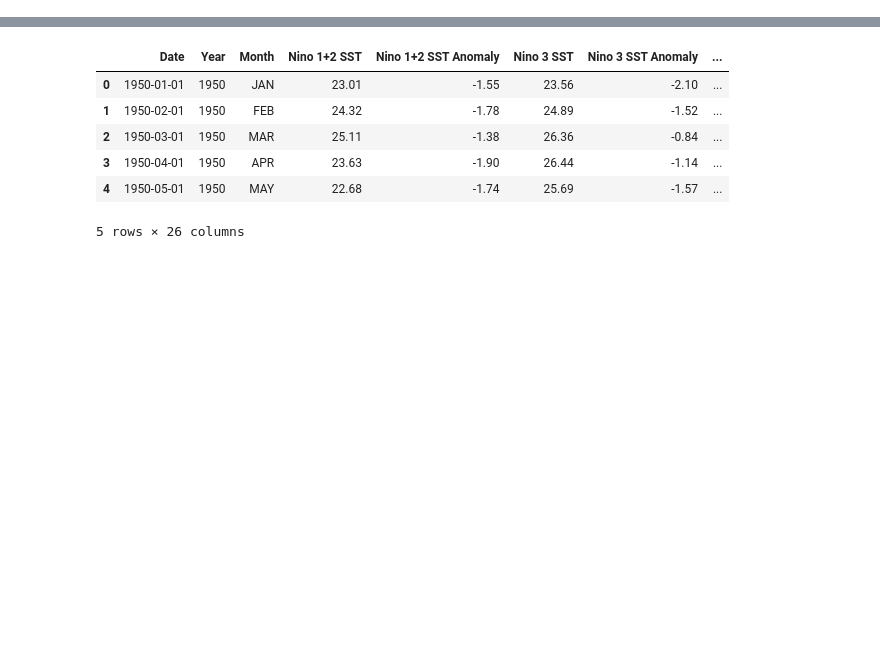
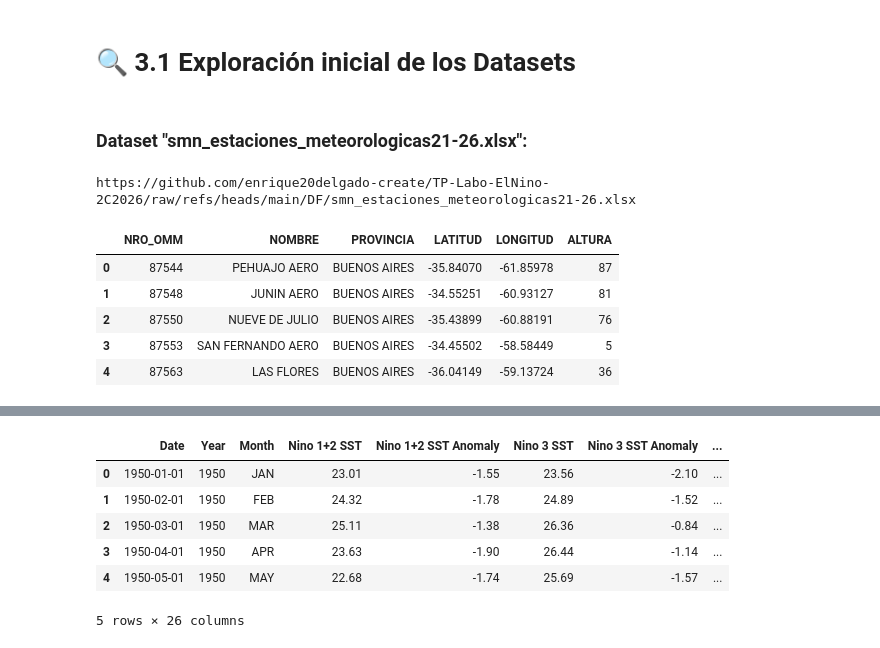
Before and after one commit to enrique20delgado-create/TP-Labo-ElNino-2C2026, a Jupyter notebook: Notebook/Ds_Enso.ipynb, the cells around one changed output, grey strips where cells are left out. Saved outputs shown, nothing was run; the diff lists cells and outputs as text; code cells hidden in the pictures; blank space fills up the shorter version.

```diff
--- a/Notebook/Ds_Enso.ipynb
+++ b/Notebook/Ds_Enso.ipynb
@@ -1 +7,5 @@
+# %% [markdown]
+# 🔍 3.1 Exploración inicial de los Datasets
+# %% [markdown]
+### Dataset "smn_estaciones_meteorologicas21-26.xlsx":
 # %%
@@ -4,0 +16,8 @@ import matplotlib.pyplot as plt
+# %%
+# Buscamos el archivo en el GitHub
+# Apunta a la carpeta DF/ del repositorio en GitHub. Será el mismo URL para todos los Dataframes.
+URL = "https://github.com/enrique20delgado-create/TP-Labo-ElNino-2C2026/raw/refs/heads/main/DF/"
+
+print(URL + "smn_estaciones_meteorologicas21-26.xlsx")   # así se arma la dirección de cada archivo
+# %% [output]
+https://github.com/enrique20delgado-create/TP-Labo-ElNino-2C2026/raw/refs/heads/main/DF/smn_estaciones_meteorologicas21-26.xlsx
@@ -4,0 +27,10 @@ import matplotlib.pyplot as plt
+# %%
+# Leemos las primeras 5 lineas del principio:
+estaciones.head()
+# %% [output]
+|  | NRO_OMM | NOMBRE | PROVINCIA | LATITUD | LONGITUD | ALTURA |
+| 0 | 87544 | PEHUAJO AERO | BUENOS AIRES | -35.84070 | -61.85978 | 87 |
+| 1 | 87548 | JUNIN AERO | BUENOS AIRES | -34.55251 | -60.93127 | 81 |
+| 2 | 87550 | NUEVE DE JULIO | BUENOS AIRES | -35.43899 | -60.88191 | 76 |
+| 3 | 87553 | SAN FERNANDO AERO | BUENOS AIRES | -34.45502 | -58.58449 | 5 |
+| 4 | 87563 | LAS FLORES | BUENOS AIRES | -36.04149 | -59.13724 | 36 |
```
Also changed, not shown: parts of 24 cells of this notebook.
